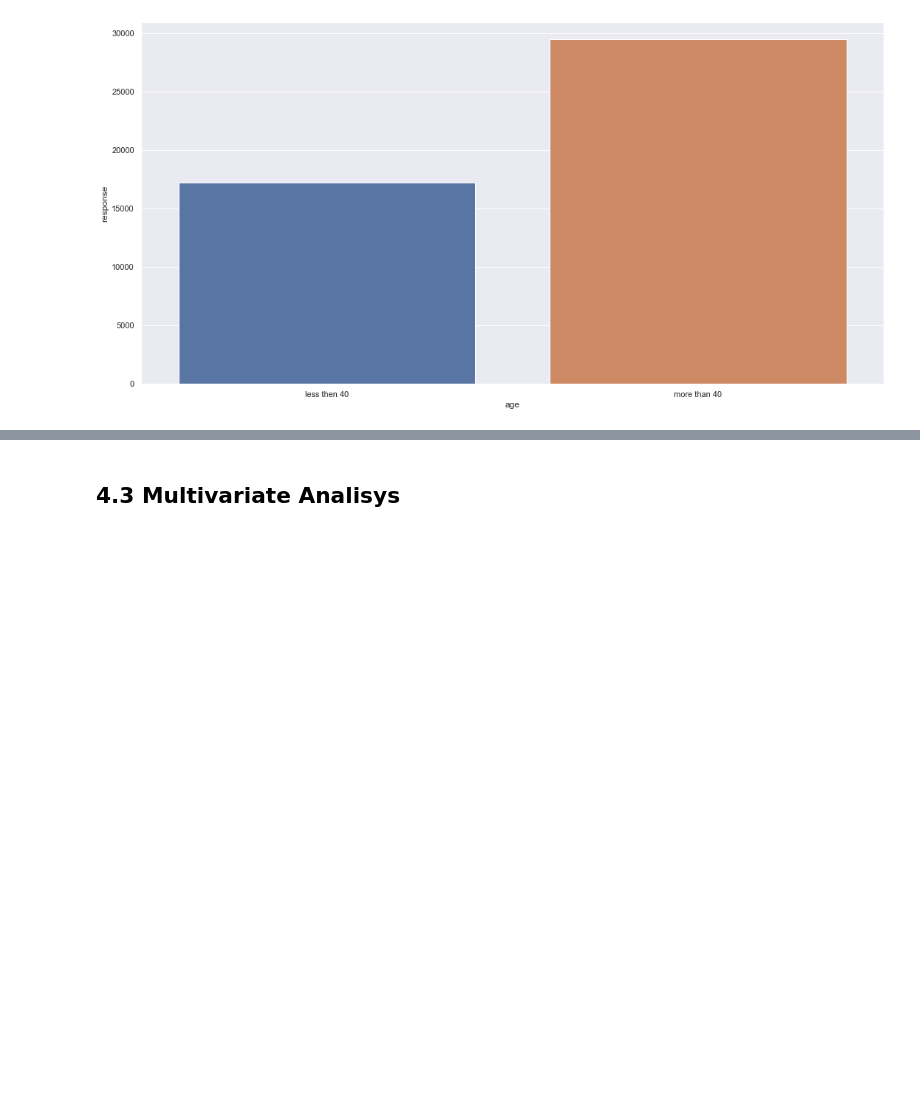
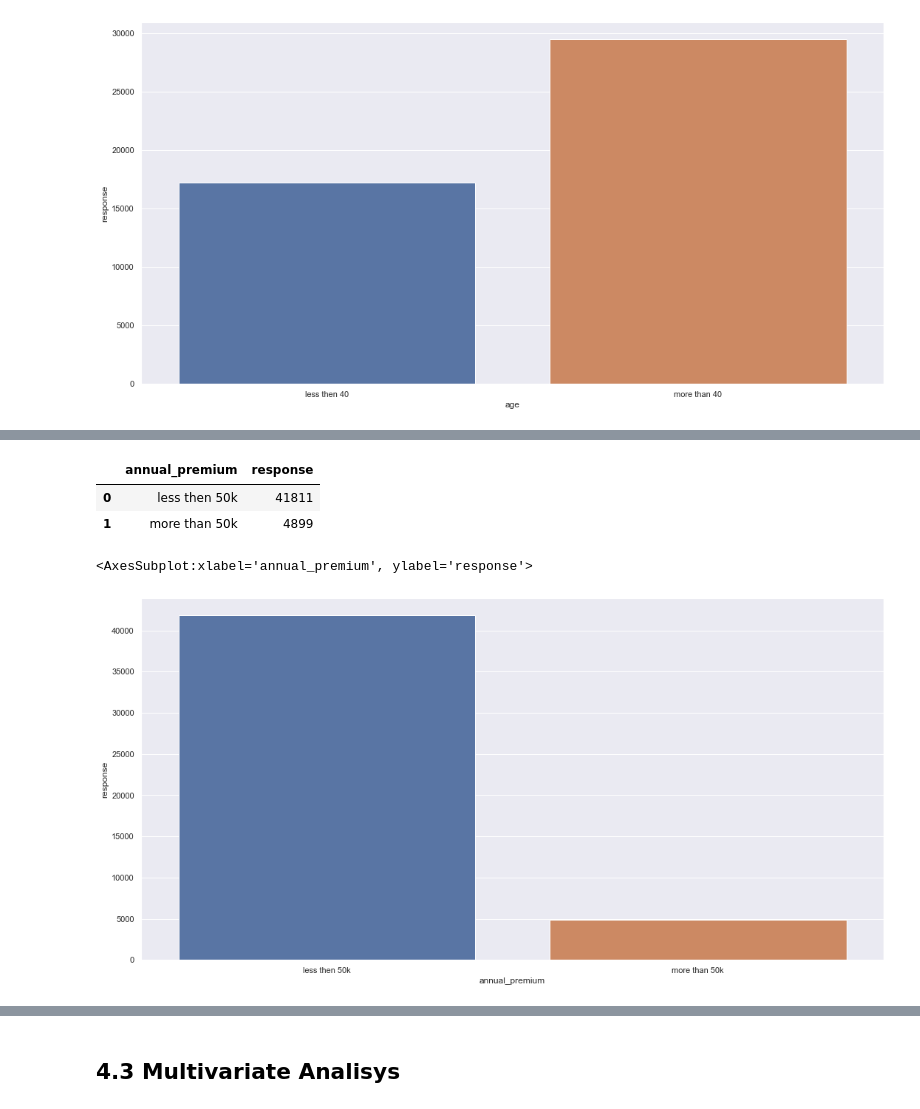
Before and after one commit to Leonardodsch/cross-sell, a Jupyter notebook: notebooks/cycle02-data_exploration-EDA.ipynb, the cells around one changed output, grey strips where cells are left out. Saved outputs shown, nothing was run; the diff lists cells and outputs as text; code cells hidden in the pictures; blank space fills up the shorter version.

```diff
--- a/notebooks/cycle02-data_exploration.ipynb
+++ b/notebooks/cycle02-data_exploration-EDA.ipynb
@@ -355,0 +405,14 @@ sns.barplot(x='age',y='response', data=aux1);
+# %%
+aux = df4[['annual_premium','response']][df4['response'] == 'yes'].copy()
+aux['annual_premium'] = aux['annual_premium'].apply(lambda x: 'more than 50k' if x > 50000 else 'less then 50k')
+aux1 = aux[['annual_premium','response']].groupby('annual_premium').count().reset_index()
+aux1
+# %% [output]
+|  | annual_premium | response |
+| 0 | less then 50k | 41811 |
+| 1 | more than 50k | 4899 |
+# %%
+sns.barplot(x='annual_premium', y='response', data=aux1)
+# %% [output]
+<AxesSubplot:xlabel='annual_premium', ylabel='response'>
+[figure, added]
```
Also changed, not shown: parts of 29 cells of this notebook, 1 other file.
